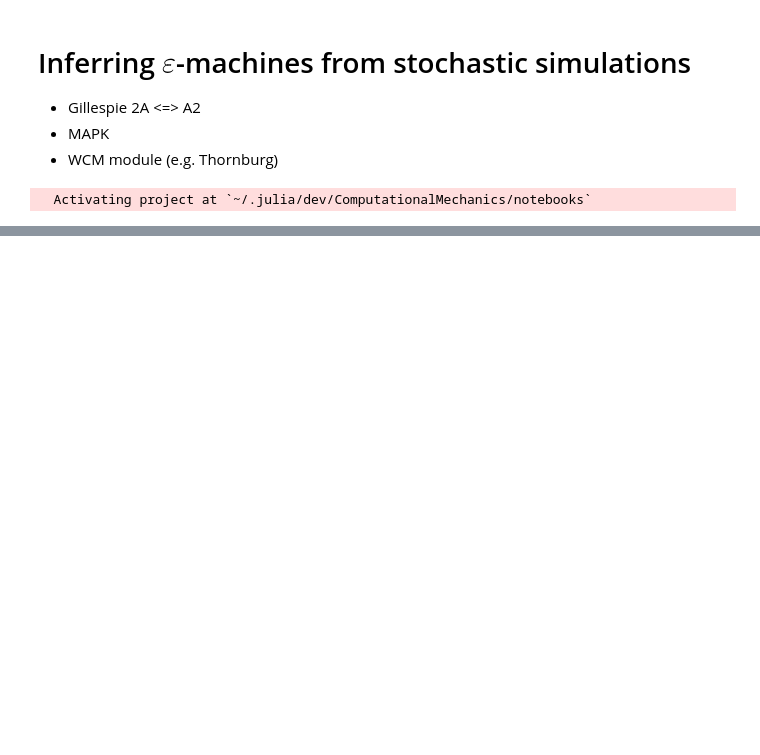
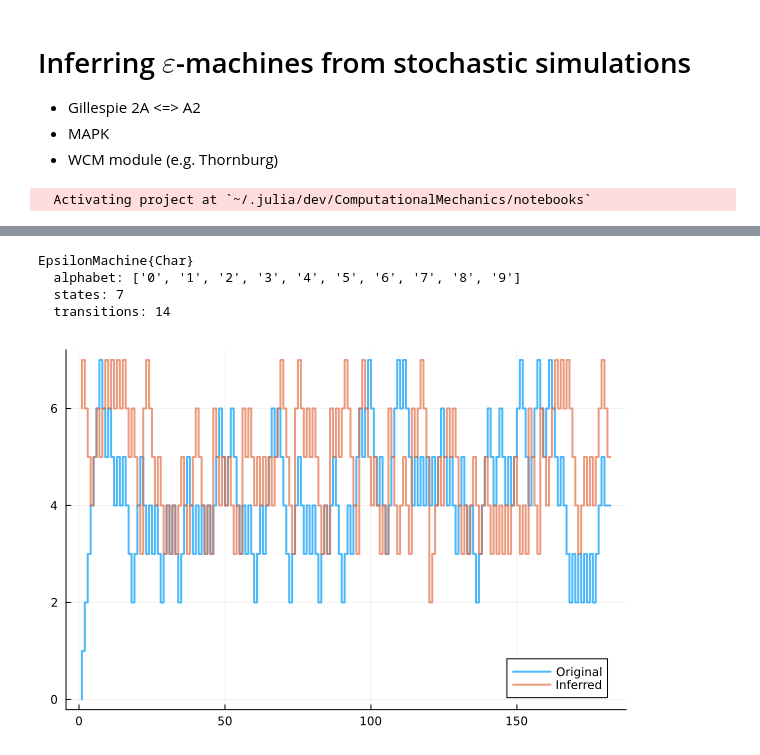
Before and after one commit to jedforrest/ComputationalMechanics.jl, a Jupyter notebook: notebooks/stochastic_simulations.ipynb, the cells around one changed output, grey strips where cells are left out. Cells and saved outputs as stored; diff of their text form; code cells hidden in the pictures; blank space fills up the shorter version.

Commit message:
simple gillespie simulation and inference

```diff
--- a/notebooks/stochastic_simulations.ipynb
+++ b/notebooks/stochastic_simulations.ipynb
@@ -31,6 +31,6 @@ plot(sol)
 # %%
-a2_sequence = sol[:A2]
-alphabet = 0:(A0 ÷ 2)
+@show a2_sequence = sol[:A2]
+@show alphabet = 0:(A0 ÷ 2)
 
 inference = infer_machine(CSSR(), a2_sequence;
     alphabet,
@@ -42,0 +52,8 @@ ArgumentError: ArgumentError: Total probability of transitions must sum to 1, go
+# %%
+machine = inference.machine
+# TODO alphabet is incorrectly taken as 0:9 because it looks at chars only
+# %% [output]
+EpsilonMachine{Char}
+  alphabet: ['0', '1', '2', '3', '4', '5', '6', '7', '8', '9']
+  states: 7
+  transitions: 14
@@ -42,0 +63,8 @@ ArgumentError: ArgumentError: Total probability of transitions must sum to 1, go
+# %%
+a2_inferred = simulate(Vector, machine, length(a2_sequence))
+a2_inferred = parse.(Int, a2_inferred)
+
+plot(a2_sequence, label="Original", lw=2, alpha=0.7, linetype=:steppre)
+plot!(a2_inferred, label="Inferred", lw=2, alpha=0.7, linetype=:steppre)
+# %% [output]
+[figure, added]
```
Also changed, not shown: parts of 3 cells of this notebook, 3 other files.
